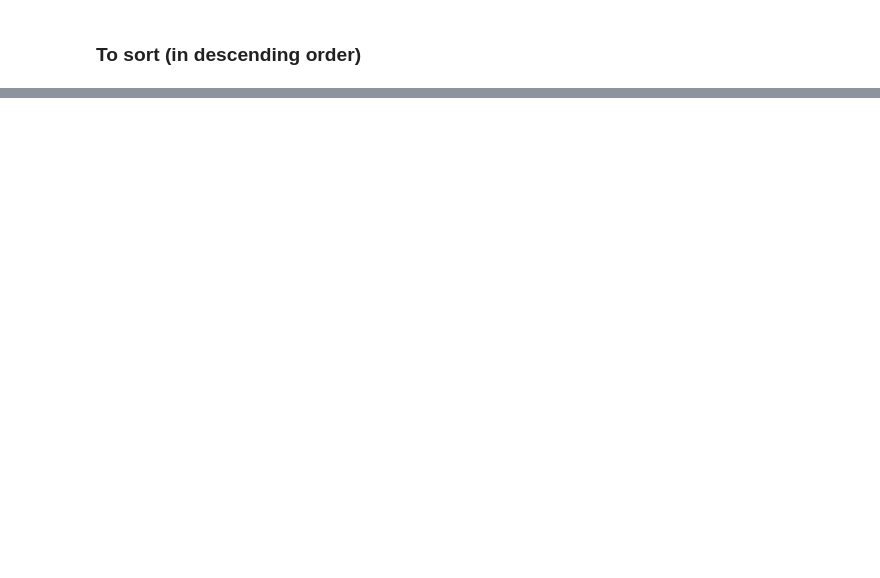
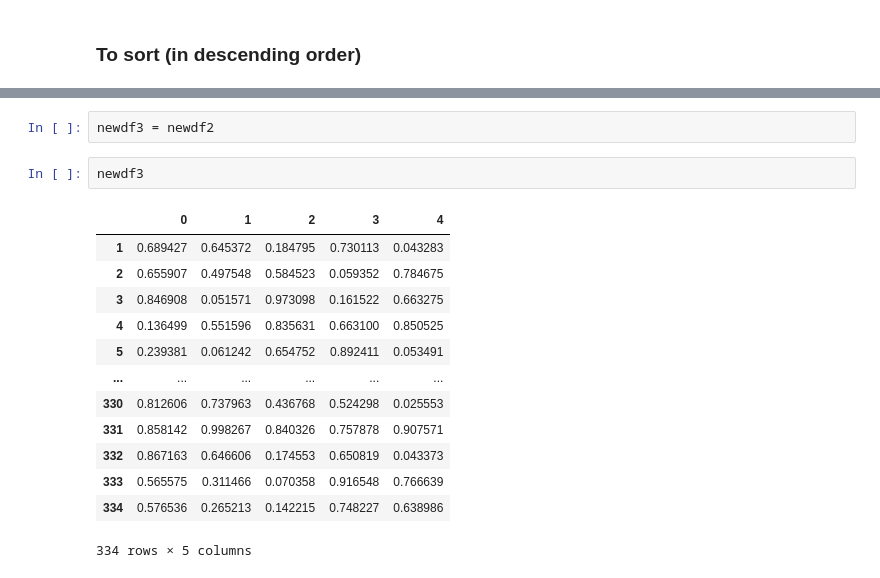
Before and after one commit to subigya-js/data-analysis, a Jupyter notebook: pandas/deep_understanding.ipynb, the cells around one changed output, grey strips where cells are left out. Cells and saved outputs as stored; diff of their text form; blank space fills up the shorter version.

```diff
--- a/pandas/deep_understanding.ipynb
+++ b/pandas/deep_understanding.ipynb
@@ -173,0 +198,18 @@ newdf2.sort_index(axis=0, ascending=False)
+# %%
+newdf3 = newdf2
+# %%
+newdf3
+# %% [output]
+|  | 0 | 1 | 2 | 3 | 4 |
+| 1 | 0.689427 | 0.645372 | 0.184795 | 0.730113 | 0.043283 |
+| 2 | 0.655907 | 0.497548 | 0.584523 | 0.059352 | 0.784675 |
+| 3 | 0.846908 | 0.051571 | 0.973098 | 0.161522 | 0.663275 |
+| 4 | 0.136499 | 0.551596 | 0.835631 | 0.663100 | 0.850525 |
+| 5 | 0.239381 | 0.061242 | 0.654752 | 0.892411 | 0.053491 |
+| ... | ... | ... | ... | ... | ... |
+| 330 | 0.812606 | 0.737963 | 0.436768 | 0.524298 | 0.025553 |
+| 331 | 0.858142 | 0.998267 | 0.840326 | 0.757878 | 0.907571 |
+| 332 | 0.867163 | 0.646606 | 0.174553 | 0.650819 | 0.043373 |
+| 333 | 0.565575 | 0.311466 | 0.070358 | 0.916548 | 0.766639 |
+| 334 | 0.576536 | 0.265213 | 0.142215 | 0.748227 | 0.638986 |
+334 rows × 5 columns
```
Also changed, not shown: parts of 29 cells of this notebook, 1 other file.
